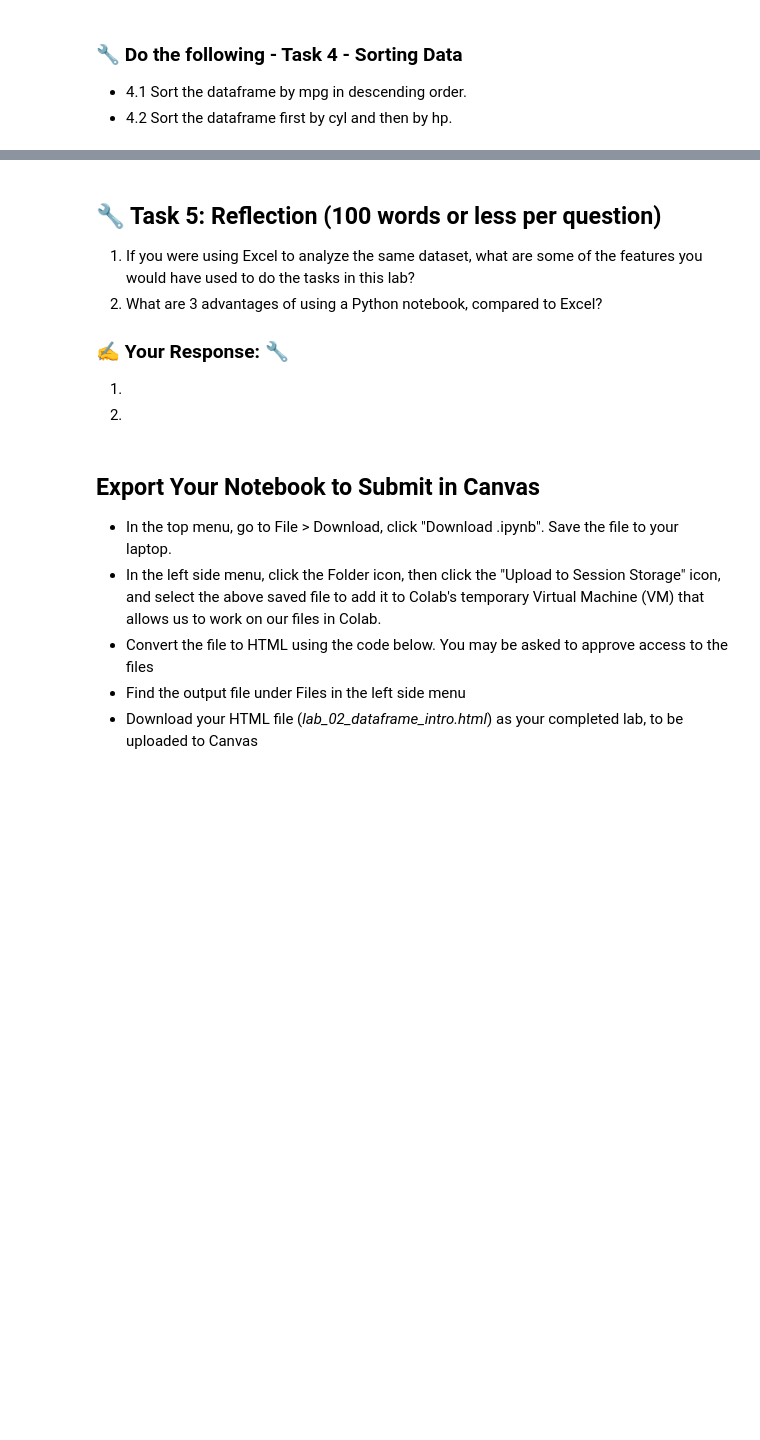
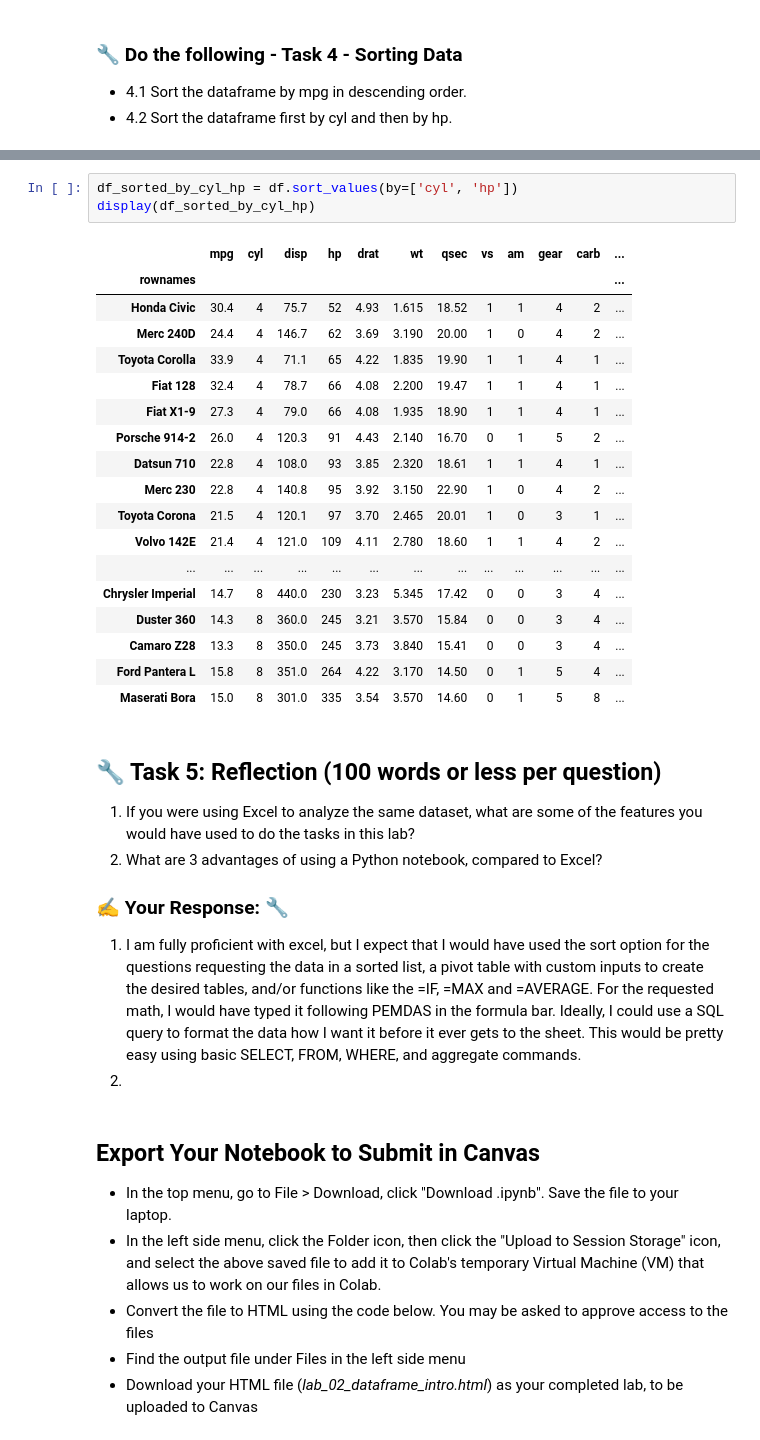
Before and after one commit to jamesaustin2564/IS-4487-F26, a Jupyter notebook: Labs/lab_02_dataframe_intro.ipynb, the cells around one changed output, grey strips where cells are left out. Saved outputs shown, nothing was run; the diff lists cells and outputs as text; blank space fills up the shorter version.

```diff
--- a/Labs/lab_02_dataframe_intro.ipynb
+++ b/Labs/lab_02_dataframe_intro.ipynb
@@ -182,3 +256,25 @@ Your goal is to learn to clean up data, visualize it, and use it to make busines
+# %%
+df_sorted_by_cyl_hp = df.sort_values(by=['cyl', 'hp'])
+display(df_sorted_by_cyl_hp)
+# %% [output]
+|  | mpg | cyl | disp | hp | drat | wt | qsec | vs | am | gear | carb | ... |
+| rownames |  |  |  |  |  |  |  |  |  |  |  | ... |
+| Honda Civic | 30.4 | 4 | 75.7 | 52 | 4.93 | 1.615 | 18.52 | 1 | 1 | 4 | 2 | ... |
+| Merc 240D | 24.4 | 4 | 146.7 | 62 | 3.69 | 3.190 | 20.00 | 1 | 0 | 4 | 2 | ... |
+| Toyota Corolla | 33.9 | 4 | 71.1 | 65 | 4.22 | 1.835 | 19.90 | 1 | 1 | 4 | 1 | ... |
+| Fiat 128 | 32.4 | 4 | 78.7 | 66 | 4.08 | 2.200 | 19.47 | 1 | 1 | 4 | 1 | ... |
+| Fiat X1-9 | 27.3 | 4 | 79.0 | 66 | 4.08 | 1.935 | 18.90 | 1 | 1 | 4 | 1 | ... |
+| Porsche 914-2 | 26.0 | 4 | 120.3 | 91 | 4.43 | 2.140 | 16.70 | 0 | 1 | 5 | 2 | ... |
+| Datsun 710 | 22.8 | 4 | 108.0 | 93 | 3.85 | 2.320 | 18.61 | 1 | 1 | 4 | 1 | ... |
+| Merc 230 | 22.8 | 4 | 140.8 | 95 | 3.92 | 3.150 | 22.90 | 1 | 0 | 4 | 2 | ... |
+| Toyota Corona | 21.5 | 4 | 120.1 | 97 | 3.70 | 2.465 | 20.01 | 1 | 0 | 3 | 1 | ... |
+| Volvo 142E | 21.4 | 4 | 121.0 | 109 | 4.11 | 2.780 | 18.60 | 1 | 1 | 4 | 2 | ... |
+| ... | ... | ... | ... | ... | ... | ... | ... | ... | ... | ... | ... | ... |
+| Chrysler Imperial | 14.7 | 8 | 440.0 | 230 | 3.23 | 5.345 | 17.42 | 0 | 0 | 3 | 4 | ... |
+| Duster 360 | 14.3 | 8 | 360.0 | 245 | 3.21 | 3.570 | 15.84 | 0 | 0 | 3 | 4 | ... |
+| Camaro Z28 | 13.3 | 8 | 350.0 | 245 | 3.73 | 3.840 | 15.41 | 0 | 0 | 3 | 4 | ... |
+| Ford Pantera L | 15.8 | 8 | 351.0 | 264 | 4.22 | 3.170 | 14.50 | 0 | 1 | 5 | 4 | ... |
+| Maserati Bora | 15.0 | 8 | 301.0 | 335 | 3.54 | 3.570 | 14.60 | 0 | 1 | 5 | 8 | ... |
 # %% [markdown]
 ## 🔧 Task 5: Reflection (100 words or less per question)
 
@@ -186,7 +282,7 @@ Your goal is to learn to clean up data, visualize it, and use it to make busines
 2. What are 3 advantages of using a Python notebook, compared to Excel?
 
 ### ✍️ Your Response: 🔧
-1.
+1.  I am fully proficient with excel, but I expect that I would have used the sort option for the questions requesting the data in a sorted list, a pivot table with custom inputs to create the desired tables, and/or functions like the =IF, =MAX and =AVERAGE. For the requested math, I would have typed it following PEMDAS in the formula bar. Ideally, I could use a SQL query to format the data how I want it before it ever gets to the sheet. This would be pretty easy using basic SELECT, FROM, WHERE, and aggregate commands.
 2.
 # %% [markdown]
 ## Export Your Notebook to Submit in Canvas
```
Also changed, not shown: parts of 11 cells of this notebook.
